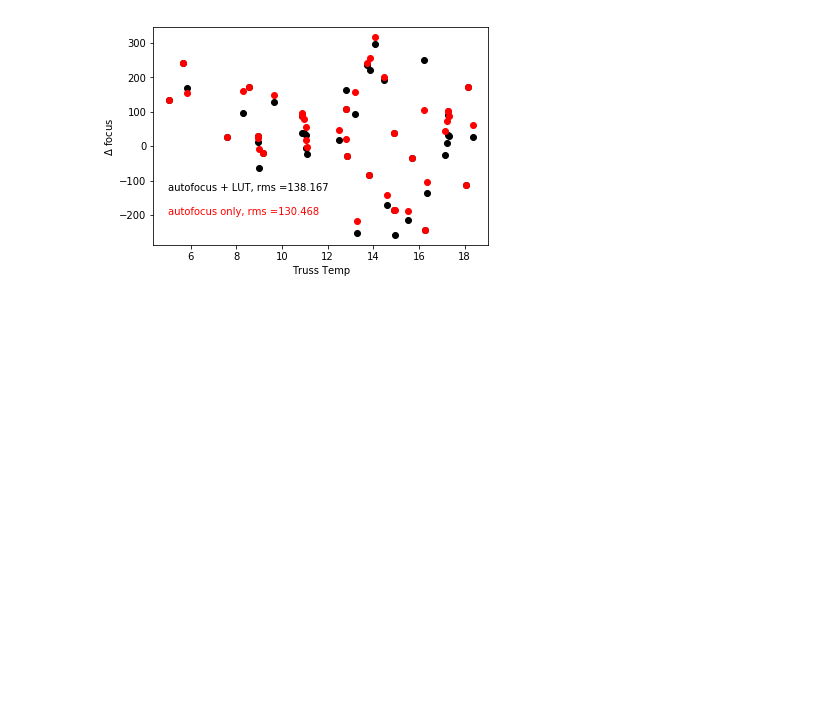
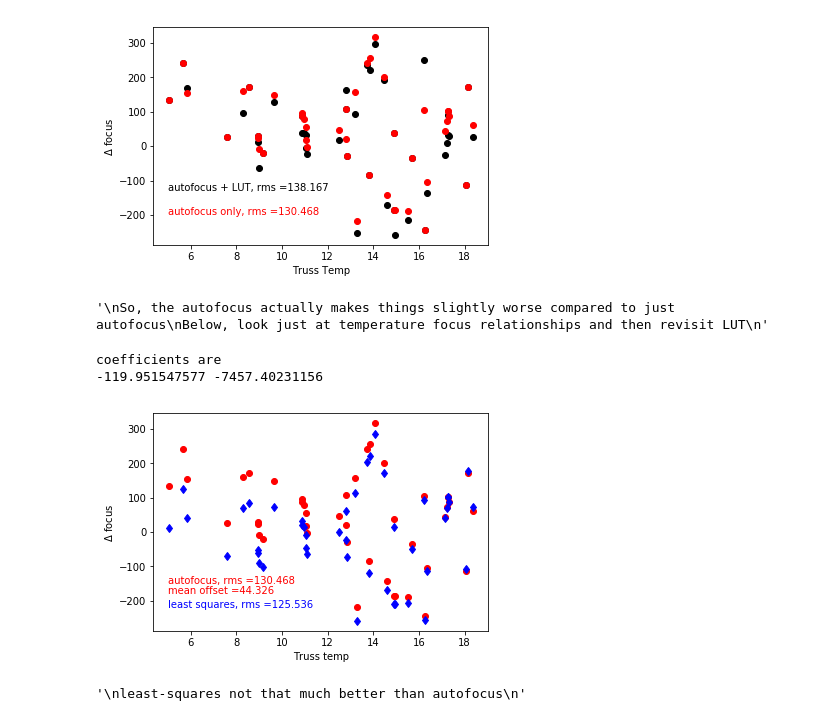
Before and after one commit to desihub/desici, a Jupyter notebook: doc/nb/focusanalysis2.ipynb, the cells around one changed output. Saved outputs shown, nothing was run; the diff lists cells and outputs as text; code cells hidden in the pictures; blank space fills up the shorter version.

Commit message:
Update focusanalysis2.ipynb
this should ok to look at

```diff
--- a/doc/nb/focusanalysis2.ipynb
+++ b/doc/nb/focusanalysis2.ipynb
@@ -57,3 +57,41 @@ plt.ylabel(r'$\Delta$ focus')
 plt.show()
 # %% [output]
 [figure]
+# %%
+'''
+So, the autofocus actually makes things slightly worse compared to just autofocus
+Below, look just at temperature focus relationships and then revisit LUT
+'''
+# %% [output]
+'\nSo, the autofocus actually makes things slightly worse compared to just autofocus\nBelow, look just at temperature focus relationships and then revisit LUT\n'
+# %%
+'''
+least squares between truss temp and CIC focus
+'''
+A = np.vstack([mt, np.ones(len(mt))]).T
+m, c = np.linalg.lstsq(A, f['focus_C'])[0]
+afme = m*mt+c
+print('coefficients are')
+print(m,c)
+'''
+compare fit and autofocus residual
+'''
+plt.plot(mt,f['focus_C']-af,'ro')
+rmsa = np.std(f['focus_C']-af)
+am = np.mean(f['focus_C']-af)
+plt.text(5,-150,'autofocus, rms ='+str(np.round(rmsa,3)),color='r')
+plt.text(5,-180,'mean offset ='+str(np.round(am,3)),color='r')
+plt.plot(mt,f['focus_C']-afme,'bd')
+rmsm = np.std(f['focus_C']-afme)
+plt.text(5,-220,'least squares, rms ='+str(np.round(rmsm,3)),color='b')
+plt.xlabel('Truss temp')
+plt.ylabel(r'$\Delta$ focus')
+plt.show()
+'''
+least-squares not that much better than autofocus
+'''
+# %% [output]
+coefficients are
+-119.951547577 -7457.40231156
+[figure, added]
+'\nleast-squares not that much better than autofocus\n'
```
Also changed, not shown: parts of 11 cells of this notebook.
